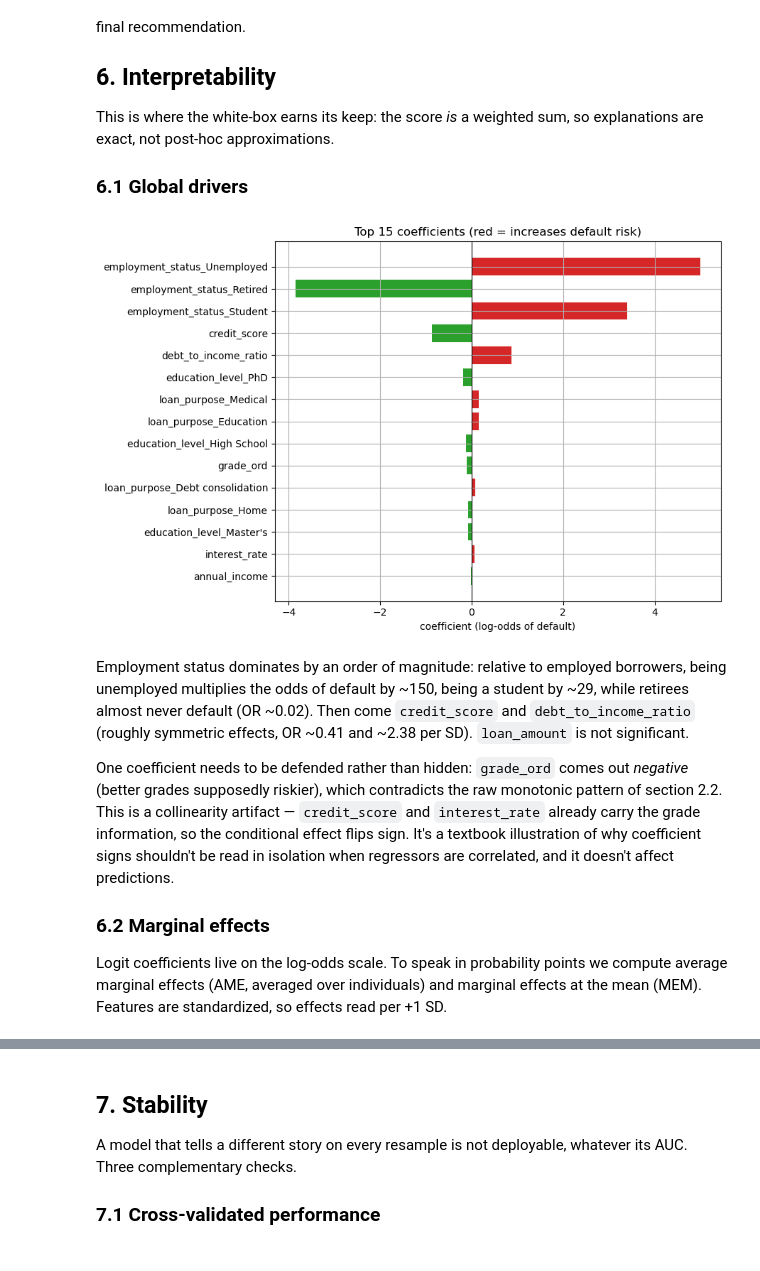
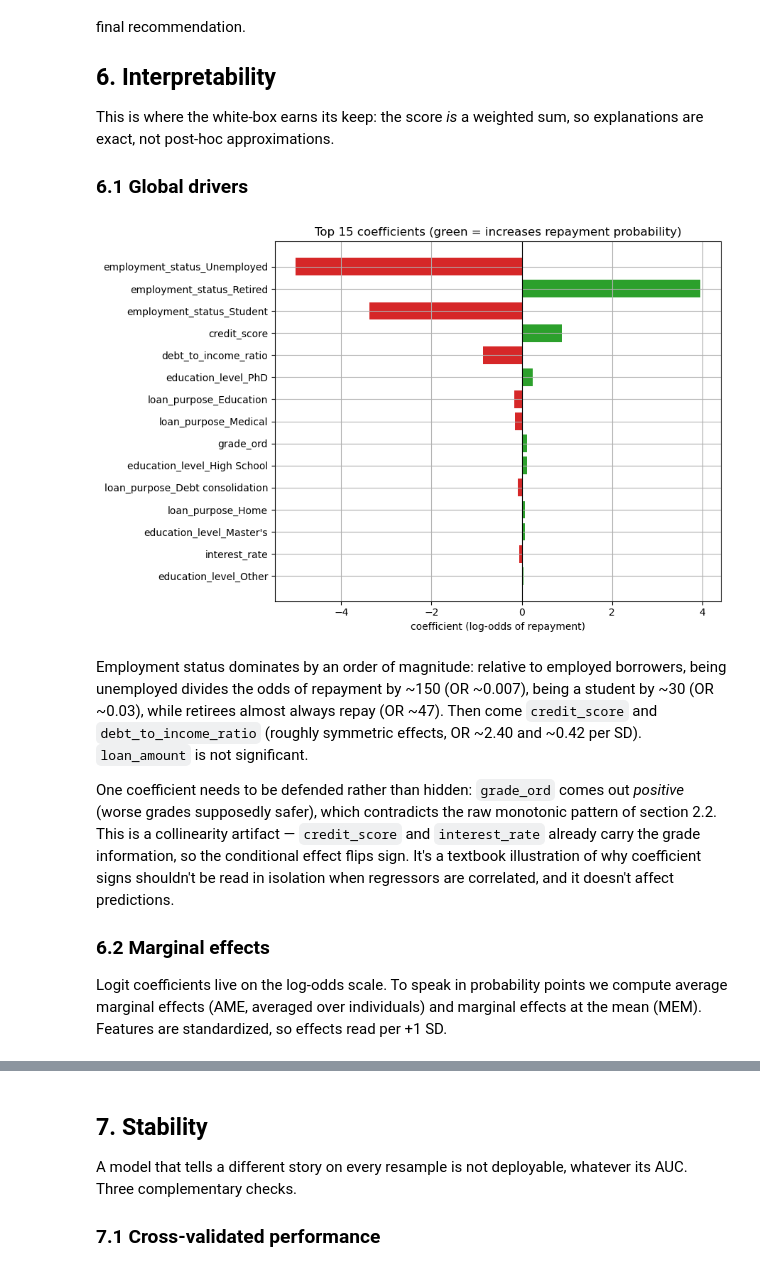
Before and after one commit to Licheng1004/isafProject, a Jupyter notebook: 01_logistic_regression.ipynb, the cells around one changed output, grey strips where cells are left out. Drawn from its saved outputs; the diff is of its cells as text; code cells hidden in the pictures.

Commit message:
Switch white-box notebook to repayment convention (agreed across models)

```diff
--- a/01_logistic_regression.ipynb
+++ b/01_logistic_regression.ipynb
@@ -118,7 +120,6 @@ Choices, and why:
 # %%
 def prep(df):
     df = df.copy()
-    df['default'] = (1 - df['loan_paid_back']).astype(int)
     letter = df['grade_subgrade'].str[0].map({l: i for i, l in enumerate('ABCDEF')})
     df['grade_ord'] = letter * 5 + df['grade_subgrade'].str[1].astype(int) - 1
     return df
@@ -131,10 +132,10 @@ CAT = ['education_level', 'employment_status', 'loan_purpose']   # no gender / m
 SENSITIVE = ['gender', 'marital_status', 'employment_status', 'education_level']
 
 X_all = pd.get_dummies(train[NUM + CAT], columns=CAT, drop_first=True, dtype=float)
-y_all = train['default'].values
+y_all = train['loan_paid_back'].astype(int).values
 X_test = pd.get_dummies(test[NUM + CAT], columns=CAT, drop_first=True, dtype=float)
 X_test = X_test.reindex(columns=X_all.columns, fill_value=0.0)
-y_test = test['default'].values
+y_test = test['loan_paid_back'].astype(int).values
 
 X_tr, X_val, y_tr, y_val, idx_tr, idx_val = train_test_split(
     X_all, y_all, train.index, test_size=0.20, stratify=y_all, random_state=SEED)
@@ -273,19 +274,19 @@ This is where the white-box earns its keep: the score *is* a weighted sum, so ex
 # %%
 top = coef_table.drop(index='const')
 top = top.reindex(top.coef.abs().sort_values().index).tail(15)
-colors = ['tab:red' if c > 0 else 'tab:green' for c in top['coef']]   # red = raises PD
+colors = ['tab:green' if c > 0 else 'tab:red' for c in top['coef']]   # green = raises repayment probability
 plt.figure(figsize=(9, 6))
 plt.barh(top.index, top['coef'], color=colors)
 plt.axvline(0, color='k', lw=0.8)
-plt.title('Top 15 coefficients (red = increases default risk)')
-plt.xlabel('coefficient (log-odds of default)')
+plt.title('Top 15 coefficients (green = increases repayment probability)')
+plt.xlabel('coefficient (log-odds of repayment)')
 plt.tight_layout(); plt.show()
 # %% [output]
-[figure, old version]
+[figure, new version]
 # %% [markdown]
-Employment status dominates by an order of magnitude: relative to employed borrowers, being unemployed multiplies the odds of default by ~150, being a student by ~29, while retirees almost never default (OR ~0.02). Then come `credit_score` and `debt_to_income_ratio` (roughly symmetric effects, OR ~0.41 and ~2.38 per SD). `loan_amount` is not significant.
+Employment status dominates by an order of magnitude: relative to employed borrowers, being unemployed divides the odds of repayment by ~150 (OR ~0.007), being a student by ~30 (OR ~0.03), while retirees almost always repay (OR ~47). Then come `credit_score` and `debt_to_income_ratio` (roughly symmetric effects, OR ~2.40 and ~0.42 per SD). `loan_amount` is not significant.
 
-One coefficient needs to be defended rather than hidden: `grade_ord` comes out *negative* (better grades supposedly riskier), which contradicts the raw monotonic pattern of section 2.2. This is a collinearity artifact — `credit_score` and `interest_rate` already carry the grade information, so the conditional effect flips sign. It's a textbook illustration of why coefficient signs shouldn't be read in isolation when regressors are correlated, and it doesn't affect predictions.
+One coefficient needs to be defended rather than hidden: `grade_ord` comes out *positive* (worse grades supposedly safer), which contradicts the raw monotonic pattern of section 2.2. This is a collinearity artifact — `credit_score` and `interest_rate` already carry the grade information, so the conditional effect flips sign. It's a textbook illustration of why coefficient signs shouldn't be read in isolation when regressors are correlated, and it doesn't affect predictions.
 
 ### 6.2 Marginal effects
 
```
Also changed, not shown: parts of 21 cells of this notebook, 1 other file.
